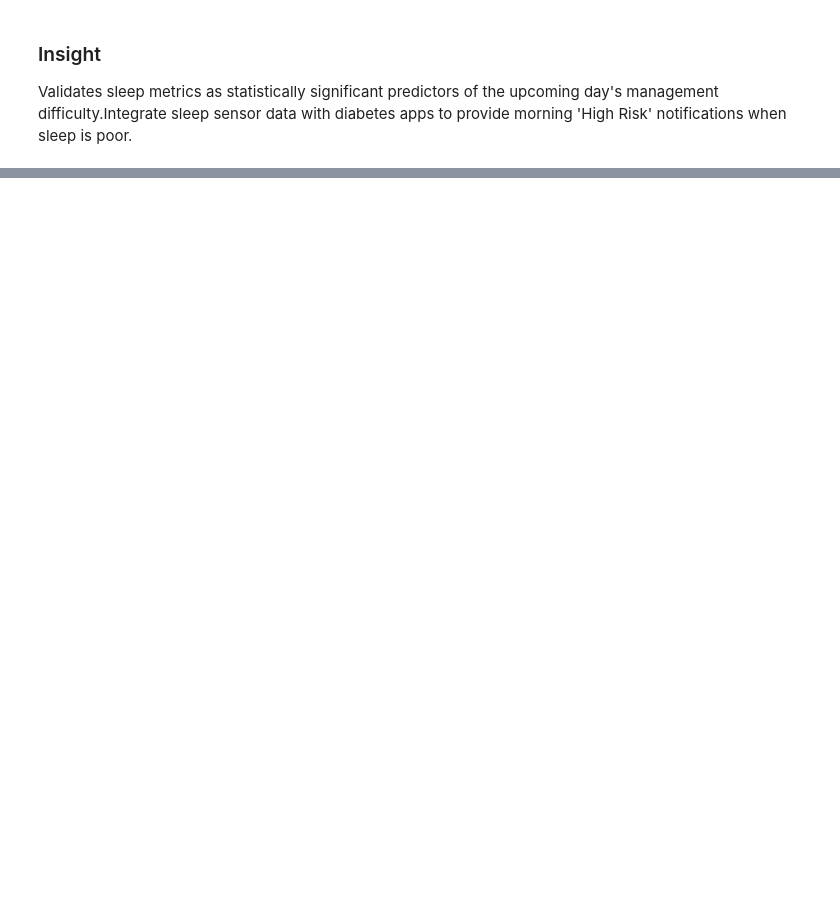
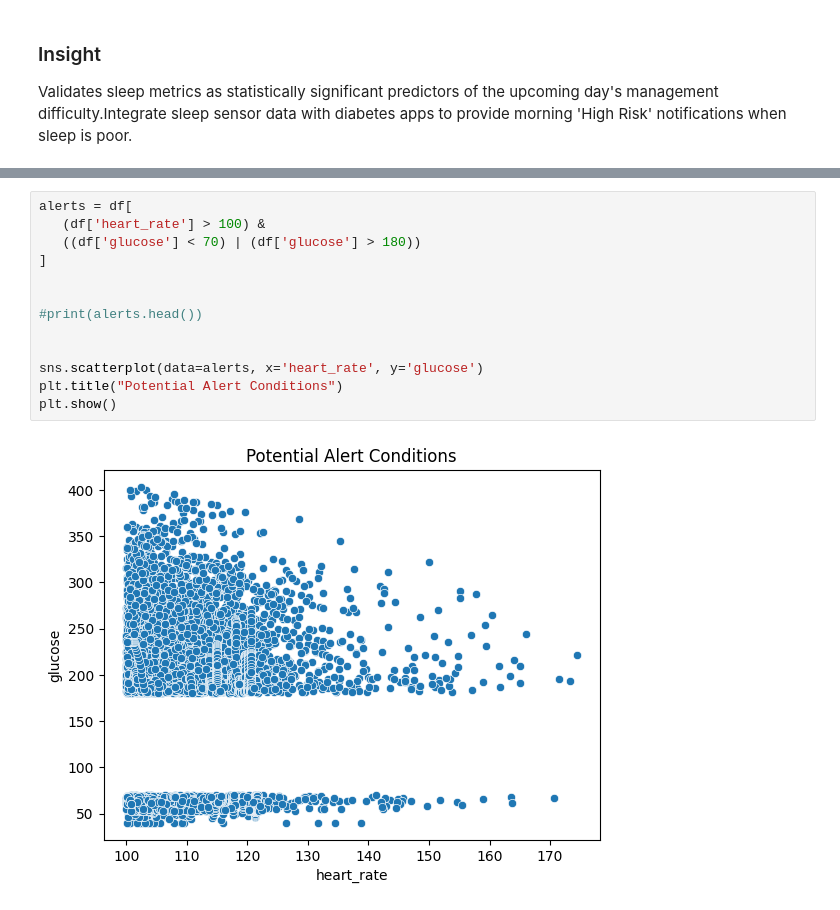
Before and after one commit to dev-ssr/team9_PyCoders_PythonHackathon_MAY2026, a Jupyter notebook: Team9_PyCoders_Category3.PrescriptiveAnalysis.ipynb, the cells around one changed output, grey strips where cells are left out. Cells and saved outputs as stored; diff of their text form; blank space fills up the shorter version.

```diff
--- a/Team9_PyCoders_Category3.PrescriptiveAnalysis.ipynb
+++ b/Team9_PyCoders_Category3.PrescriptiveAnalysis.ipynb
@@ -1042,0 +1107,15 @@ Validates sleep metrics as statistically significant predictors of the upcoming
+# %%
+alerts = df[
+   (df['heart_rate'] > 100) &
+   ((df['glucose'] < 70) | (df['glucose'] > 180))
+]
+
+
+#print(alerts.head())
+
+
+sns.scatterplot(data=alerts, x='heart_rate', y='glucose')
+plt.title("Potential Alert Conditions")
+plt.show()
+# %% [output]
+[figure, added]
```
Also changed, not shown: parts of 22 cells of this notebook.
